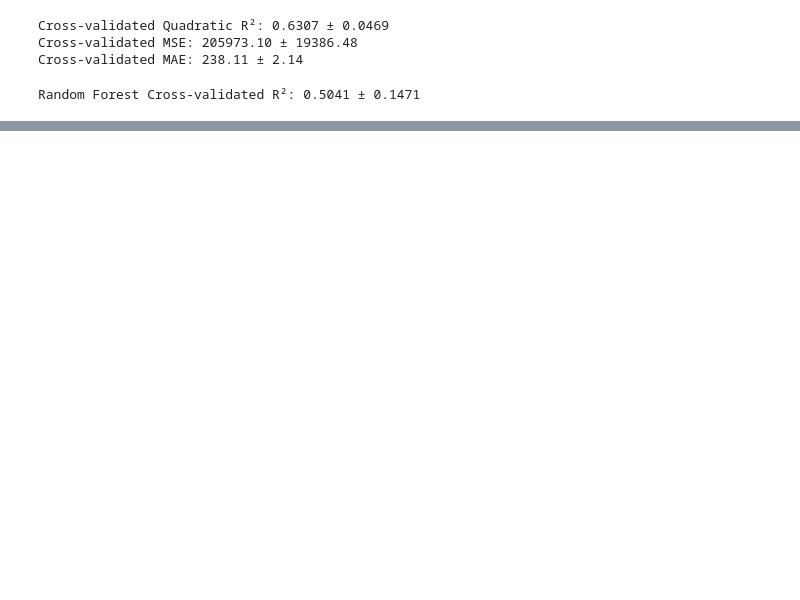
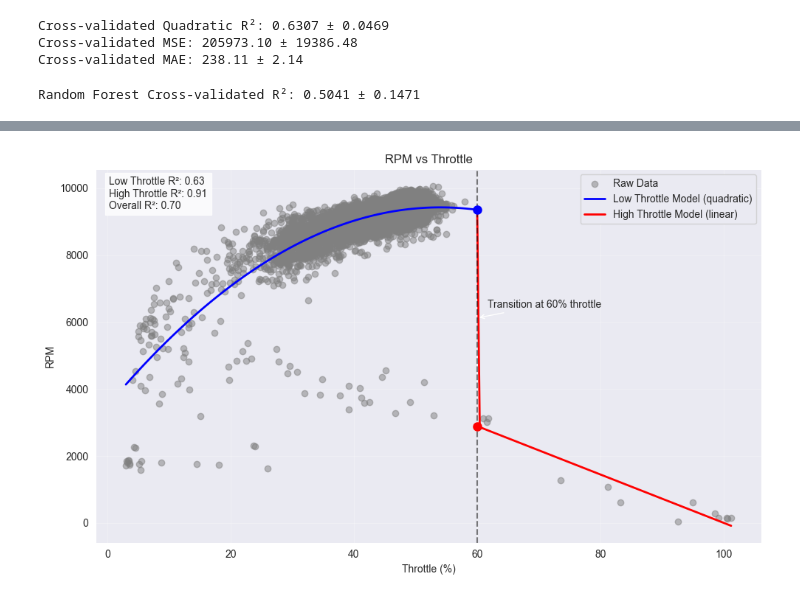
Before and after one commit to JigyashuSaravta/2025Spring_Final_F1, a Jupyter notebook: Fastf1/Throttle_rpm.ipynb, the cells around one changed output, grey strips where cells are left out. Drawn from its saved outputs; the diff is of its cells as text; code cells hidden in the pictures; blank space fills up the shorter version.

```diff
--- a/Fastf1/Throttle_rpm.ipynb
+++ b/Fastf1/Throttle_rpm.ipynb
@@ -212,0 +365,68 @@ Random Forest Cross-validated R²: 0.5041 ± 0.1471
+# %%
+import matplotlib.pyplot as plt
+
+def plot_piecewise_model(df, rpm_predictor, model_details, title="RPM vs Throttle"):
+    """
+    Plots the piecewise model against raw data
+
+    Parameters:
+    - df: DataFrame with 'Throttle' and 'RPM' columns
+    - rpm_predictor: The prediction function returned by create_discontinuous_piecewise_rpm_model
+    - model_details: The model details dictionary returned by create_discontinuous_piecewise_rpm_model
+    - title: Plot title
+    """
+    plt.figure(figsize=(10, 6))
+
+    # Plot raw data
+    plt.scatter(df['Throttle'], df['RPM'], color='gray', alpha=0.5, label='Raw Data')
+
+    # Generate smooth curves for model visualization
+    throttle_low = np.linspace(df['Throttle'].min(), model_details['transition_throttle'], 100)
+    throttle_high = np.linspace(model_details['transition_throttle'], df['Throttle'].max(), 100)
+
+    # Predict RPM for visualization
+    rpm_low = rpm_predictor(throttle_low)
+    rpm_high = rpm_predictor(throttle_high)
+
+    # Plot model curves
+    plt.plot(throttle_low, rpm_low, 'b-', linewidth=2,
+             label=f'Low Throttle Model ({model_details["low_model"]["type"]})')
+    plt.plot(throttle_high, rpm_high, 'r-', linewidth=2,
+             label='High Throttle Model (linear)')
+
+    # Mark transition point
+    transition_rpm_low = rpm_predictor(model_details['transition_throttle'])
+    transition_rpm_high = rpm_predictor(model_details['transition_throttle'] + 0.001)  # Just above transition
+
+    plt.axvline(x=model_details['transition_throttle'], color='k', linestyle='--', alpha=0.5)
+    plt.plot(model_details['transition_throttle'], transition_rpm_low, 'bo', markersize=8)
+    plt.plot(model_details['transition_throttle'], transition_rpm_high, 'ro', markersize=8)
+
+    # Annotate transition point
+    plt.annotate(f'Transition at {model_details["transition_throttle"]}% throttle',
+                 xy=(model_details['transition_throttle'], (transition_rpm_low + transition_rpm_high)/2),
+                 xytext=(10, 10), textcoords='offset points',
+                 arrowprops=dict(arrowstyle="->"))
+
+    # Add model details to plot
+    plt.text(0.02, 0.98,
+             f'Low Throttle R²: {model_details["low_model"]["r2"]:.2f}\n'
+             f'High Throttle R²: {model_details["high_model"]["r2"]:.2f}\n'
+             f'Overall R²: {model_details["overall_r2"]:.2f}',
+             transform=plt.gca().transAxes,
+             verticalalignment='top', bbox=dict(facecolor='white', alpha=0.8))
+
+    plt.xlabel('Throttle (%)')
+    plt.ylabel('RPM')
+    plt.title(title)
+    plt.grid(True, alpha=0.3)
+    plt.legend()
+    plt.tight_layout()
+    plt.show()
+
+# Example usage:
+# Assuming you've already created the model:
+# rpm_model, r2, details = create_discontinuous_piecewise_rpm_model(df, transition_throttle=60)
+plot_piecewise_model(df, rpm_model, details)
+# %% [output]
+[figure, added]
```
Also changed, not shown: parts of 5 cells of this notebook, 1 other file.
